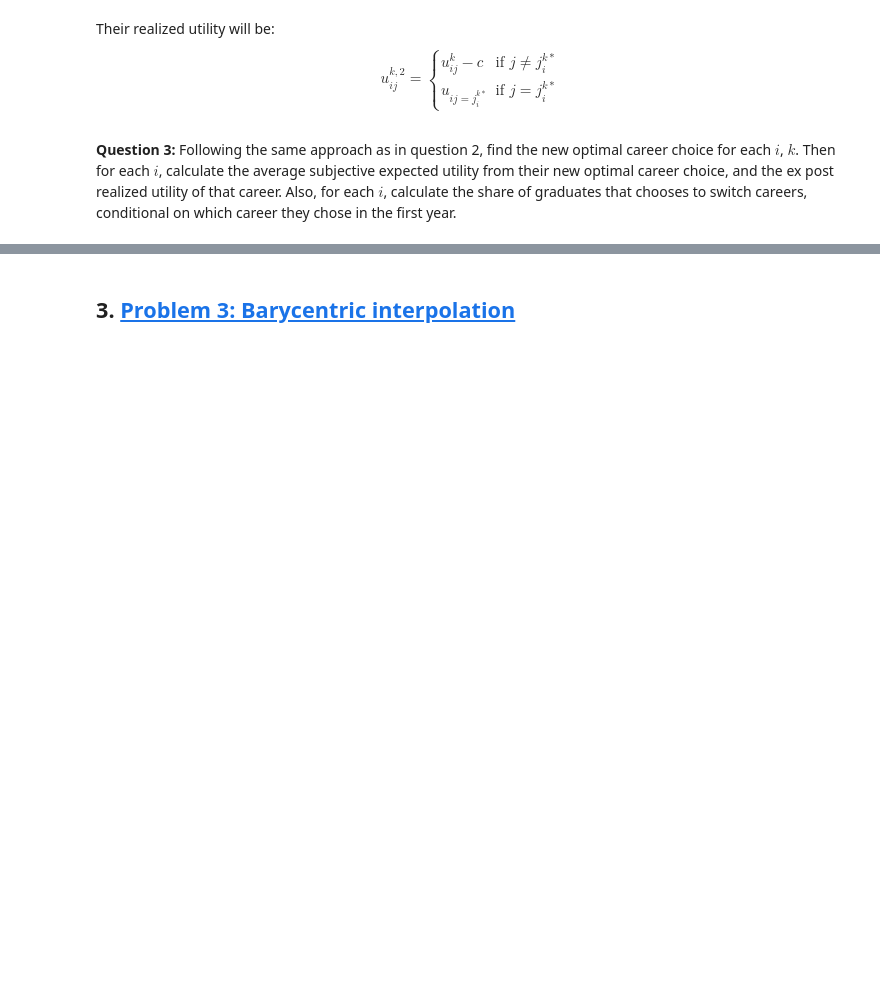
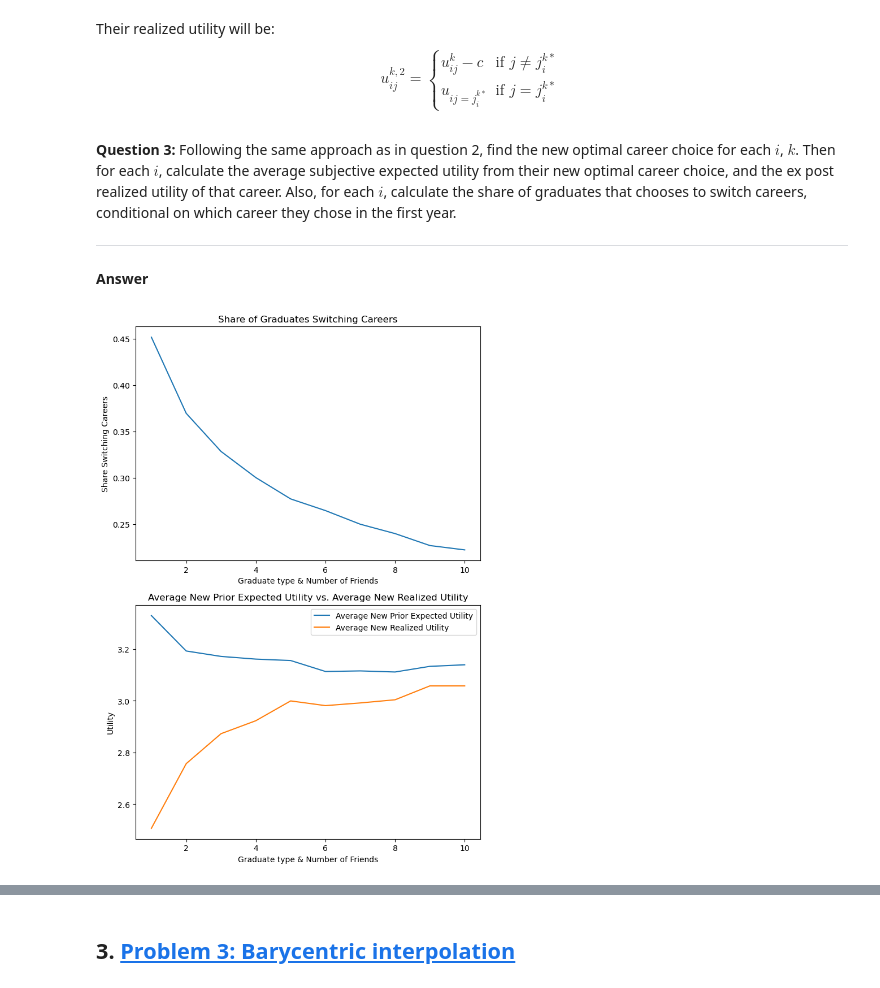
Before and after one commit to NumEconCopenhagen/projects-2024-mathias-mikkel-gabriele, a Jupyter notebook: examproject/exam_2024.ipynb, the cells around one changed output, grey strips where cells are left out. Cells and saved outputs as stored; diff of their text form; code cells hidden in the pictures; blank space fills up the shorter version.

```diff
--- a/examproject/exam_2024.ipynb
+++ b/examproject/exam_2024.ipynb
@@ -276,3 +330,5 @@ u^{k,2}_{ij}= \begin{cases}
 $$
 # %% [markdown]
 **Question 3:** Following the same approach as in question 2, find the new optimal career choice for each $i$, $k$. Then for each $i$, calculate the average subjective expected utility from their new optimal career choice, and the ex post realized utility of that career. Also, for each $i$, calculate the share of graduates that chooses to switch careers, conditional on which career they chose in the first year. <br>
+__________________________________________________________________________________________
+**Answer**
@@ -281,0 +335,6 @@ par.c = 1
+# %%
+# we run the method that solves the question, we also unpack the results, though they arent used
+# to not clutter the output.
+new_choices, average_new_prior_expected_utilities, average_new_realized_utilities, switch_decisions = career.simulate_switching_career(choices=choices, realized_utilities=realized_utilities, seed=seed)
+# %% [output]
+[figure, added]
```
Also changed, not shown: parts of 46 cells of this notebook, 1 other file.
